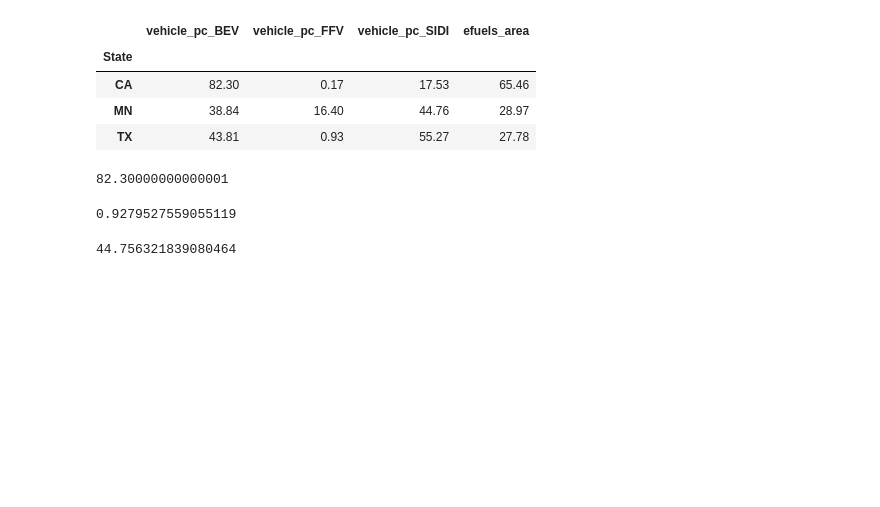
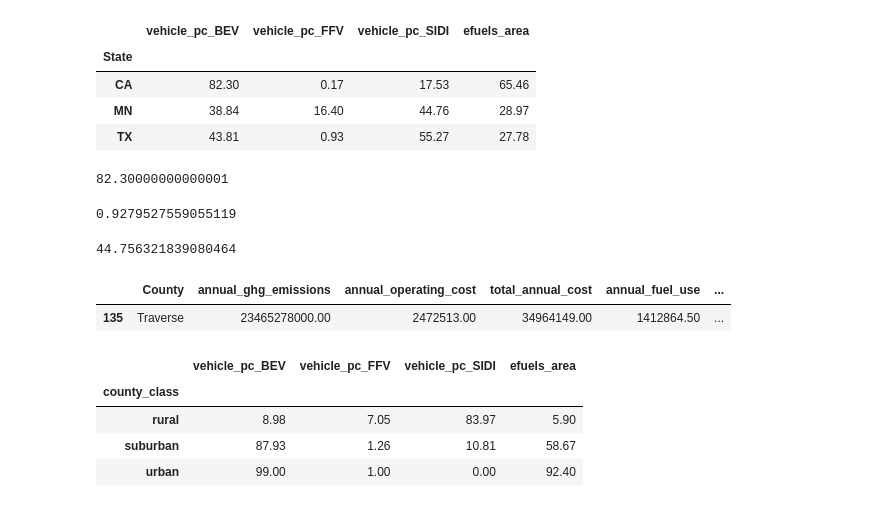
Before and after one commit to saif1457/biofuels, a Jupyter notebook: analysis_v3.ipynb, the cells around one changed output. Saved outputs shown, nothing was run; the diff lists cells and outputs as text; code cells hidden in the pictures; blank space fills up the shorter version.

```diff
--- a/analysis_v3.ipynb
+++ b/analysis_v3.ipynb
@@ -17,6 +17,7 @@ import seaborn as sns
 pd.set_option('display.float_format', '{:.2f}'.format)
 pd.options.mode.chained_assignment = None
 pd.options.display.max_columns = None
+pd.options.display.max_rows = None
 # %%
 selected_states = ['CA','TX','MN']
 vdf = pd.read_csv('optimisation_data/visual_df.csv')
@@ -351,3 +353,16 @@ model[model['State']=='TX']['vehicle_pc_FFV'].mean()
 model[model['State']=='MN']['vehicle_pc_SIDI'].mean()
 # %% [output]
 44.756321839080464
+# %%
+model[model['County']=='Traverse']
+# %% [output]
+|  | County | annual_ghg_emissions | annual_operating_cost | total_annual_cost | annual_fuel_use | ... |
+| 135 | Traverse | 23465278000.00 | 2472513.00 | 34964149.00 | 1412864.50 | ... |
+# %%
+model[['vehicle_pc_BEV','vehicle_pc_FFV','vehicle_pc_SIDI','efuels_area','county_class']].groupby(by='county_class').mean()
+# %% [output]
+|  | vehicle_pc_BEV | vehicle_pc_FFV | vehicle_pc_SIDI | efuels_area |
+| county_class |  |  |  |  |
+| rural | 8.98 | 7.05 | 83.97 | 5.90 |
+| suburban | 87.93 | 1.26 | 10.81 | 58.67 |
+| urban | 99.00 | 1.00 | 0.00 | 92.40 |
```
Also changed, not shown: parts of 7 cells of this notebook.
